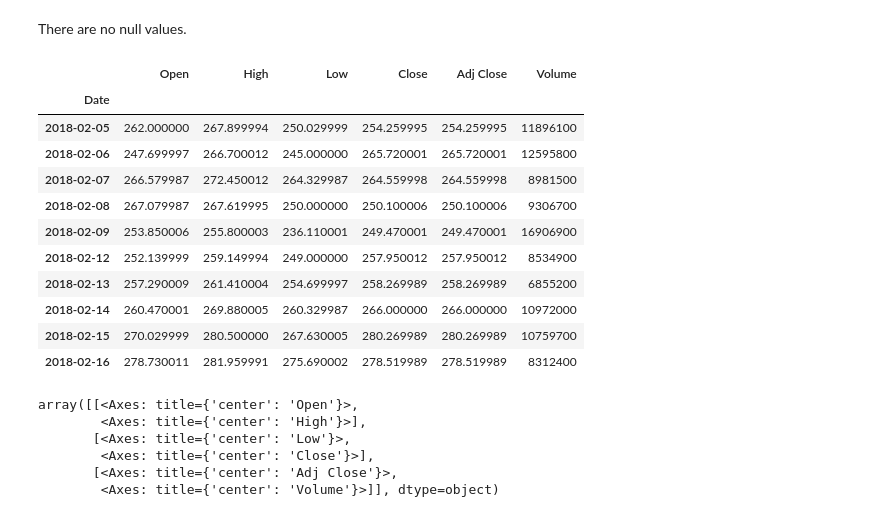
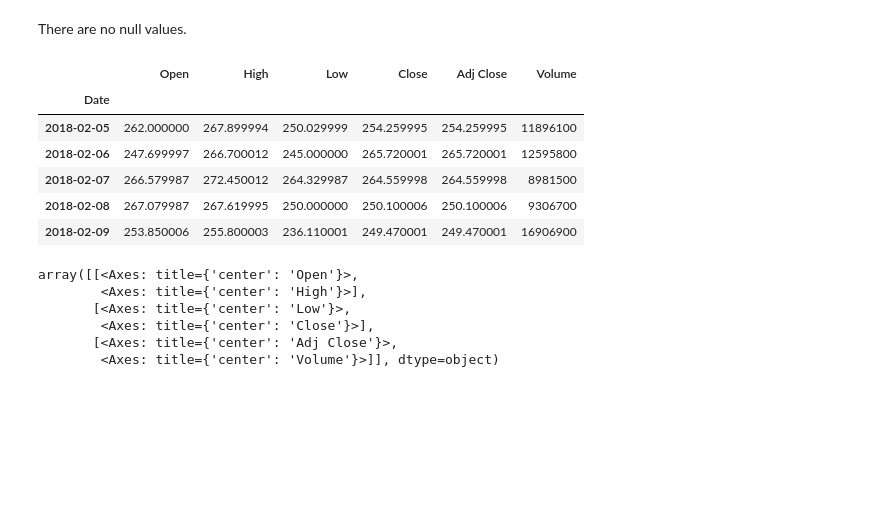
Before and after one commit to pheonix2109/StockPricePrediction, a Jupyter notebook: StockMarket.ipynb, the cells around one changed output. Cells and saved outputs as stored; diff of their text form; code cells hidden in the pictures; blank space fills up the shorter version.

```diff
--- a/StockMarket.ipynb
+++ b/StockMarket.ipynb
@@ -79,19 +74,15 @@ dtype: int64
 # %% [markdown]
 There are no null values.
 # %%
+# reseting the date as index
 df.set_index('Date',drop=True,inplace=True)
-df.head(10)
+df.head()
 # %% [output]
 |  | Open | High | Low | Close | Adj Close | Volume |
 | Date |  |  |  |  |  |  |
 | 2018-02-05 | 262.000000 | 267.899994 | 250.029999 | 254.259995 | 254.259995 | 11896100 |
 | 2018-02-06 | 247.699997 | 266.700012 | 245.000000 | 265.720001 | 265.720001 | 12595800 |
 | 2018-02-07 | 266.579987 | 272.450012 | 264.329987 | 264.559998 | 264.559998 | 8981500 |
 | 2018-02-08 | 267.079987 | 267.619995 | 250.000000 | 250.100006 | 250.100006 | 9306700 |
 | 2018-02-09 | 253.850006 | 255.800003 | 236.110001 | 249.470001 | 249.470001 | 16906900 |
-| 2018-02-12 | 252.139999 | 259.149994 | 249.000000 | 257.950012 | 257.950012 | 8534900 |
-| 2018-02-13 | 257.290009 | 261.410004 | 254.699997 | 258.269989 | 258.269989 | 6855200 |
-| 2018-02-14 | 260.470001 | 269.880005 | 260.329987 | 266.000000 | 266.000000 | 10972000 |
-| 2018-02-15 | 270.029999 | 280.500000 | 267.630005 | 280.269989 | 280.269989 | 10759700 |
-| 2018-02-16 | 278.730011 | 281.959991 | 275.690002 | 278.519989 | 278.519989 | 8312400 |
 # %%
```
Also changed, not shown: parts of 45 cells of this notebook.
